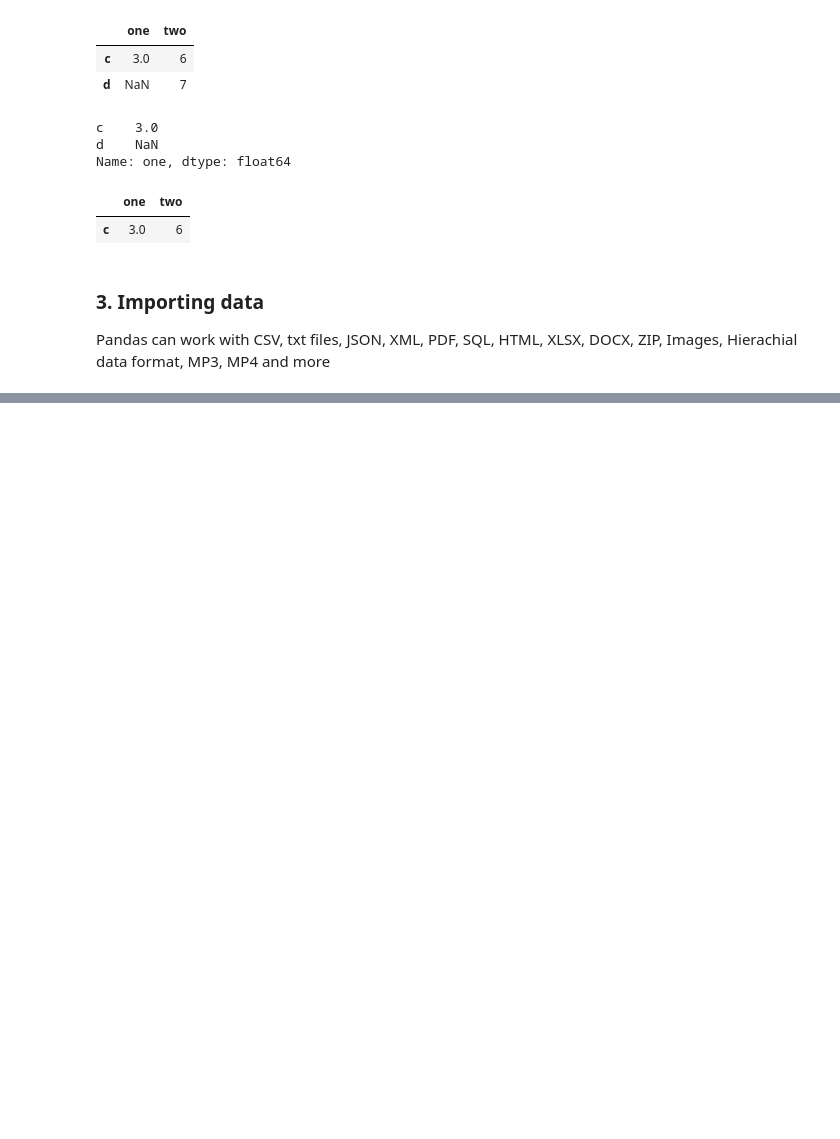
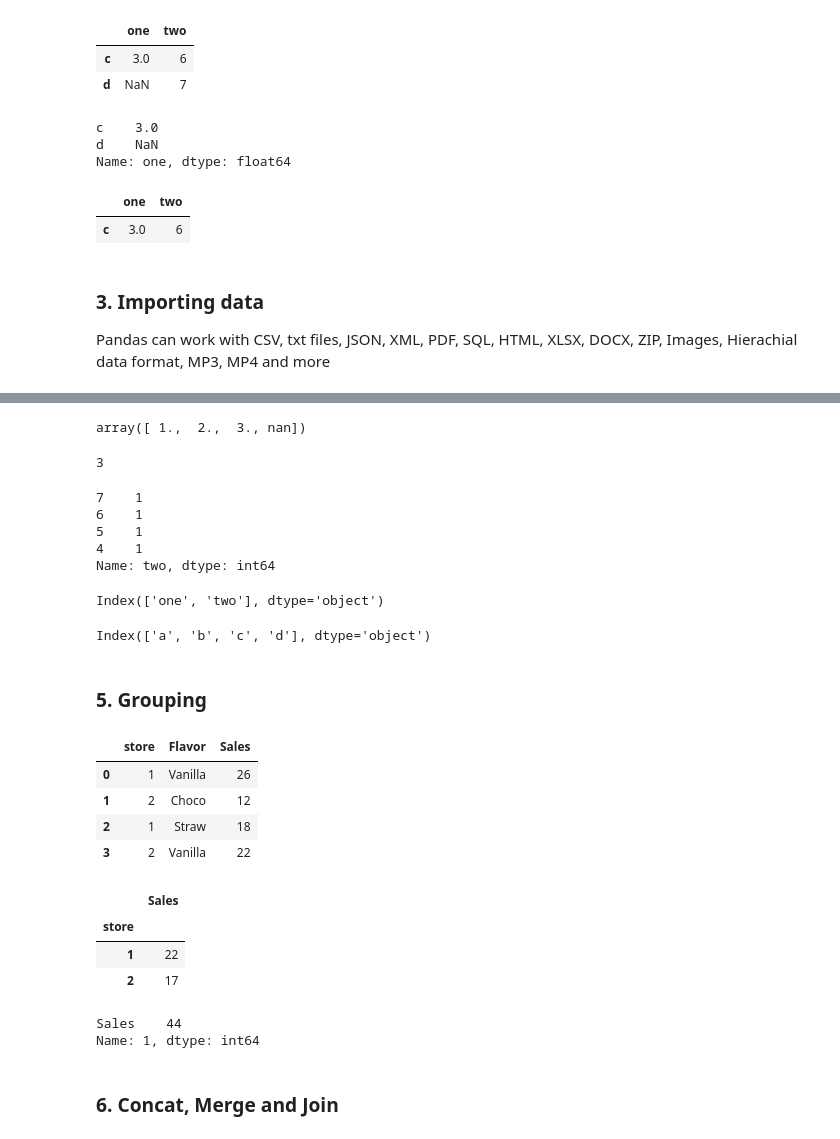
Before and after one commit to JP109/ML-Basics, a Jupyter notebook: Pandas.ipynb, the cells around one changed output, grey strips where cells are left out. Cells and saved outputs as stored; diff of their text form; code cells hidden in the pictures; blank space fills up the shorter version.

```diff
--- a/Pandas.ipynb
+++ b/Pandas.ipynb
@@ -347,0 +501,59 @@ Pandas can work with CSV, txt files, JSON, XML, PDF, SQL, HTML, XLSX, DOCX, ZIP,
+# %%
+# Get all unique values of a column
+df_2['one'].unique()
+# %% [output]
+array([ 1.,  2.,  3., nan])
+# %%
+# Get total no. of unique values in a column
+df_2['one'].nunique()
+# %% [output]
+3
+# %%
+# No. of times a value is repeated in a column
+df_2['two'].value_counts()
+# %% [output]
+7    1
+6    1
+5    1
+4    1
+Name: two, dtype: int64
+# %%
+# Column names of a df:
+df_2.columns
+# %% [output]
+Index(['one', 'two'], dtype='object')
+# %%
+# Index names of a df:
+df_2.index
+# %% [output]
+Index(['a', 'b', 'c', 'd'], dtype='object')
+# %% [markdown]
+### **5. Grouping**
+# %%
+dict_4 = {'store': [1,2,1,2], 'Flavor':['Vanilla', 'Choco', 'Straw', 'Vanilla'], 'Sales':[26,12,18,22]}
+df_11 = pd.DataFrame(dict_4)
+df_11
+# %% [output]
+|  | store | Flavor | Sales |
+| 0 | 1 | Vanilla | 26 |
+| 1 | 2 | Choco | 12 |
+| 2 | 1 | Straw | 18 |
+| 3 | 2 | Vanilla | 22 |
+# %%
+# Group rows based on columns
+by_store = df_11.groupby('store')
+by_store.mean()
+# %% [output]
+|  | Sales |
+| store |  |
+| 1 | 22 |
+| 2 | 17 |
+# %%
+# Get total for just one row
+by_store = df_11.groupby('store')
+by_store.sum().loc[1]
+# %% [output]
+Sales    44
+Name: 1, dtype: int64
+# %% [markdown]
+### **6. Concat, Merge and Join**
```
Also changed, not shown: parts of 34 cells of this notebook.
